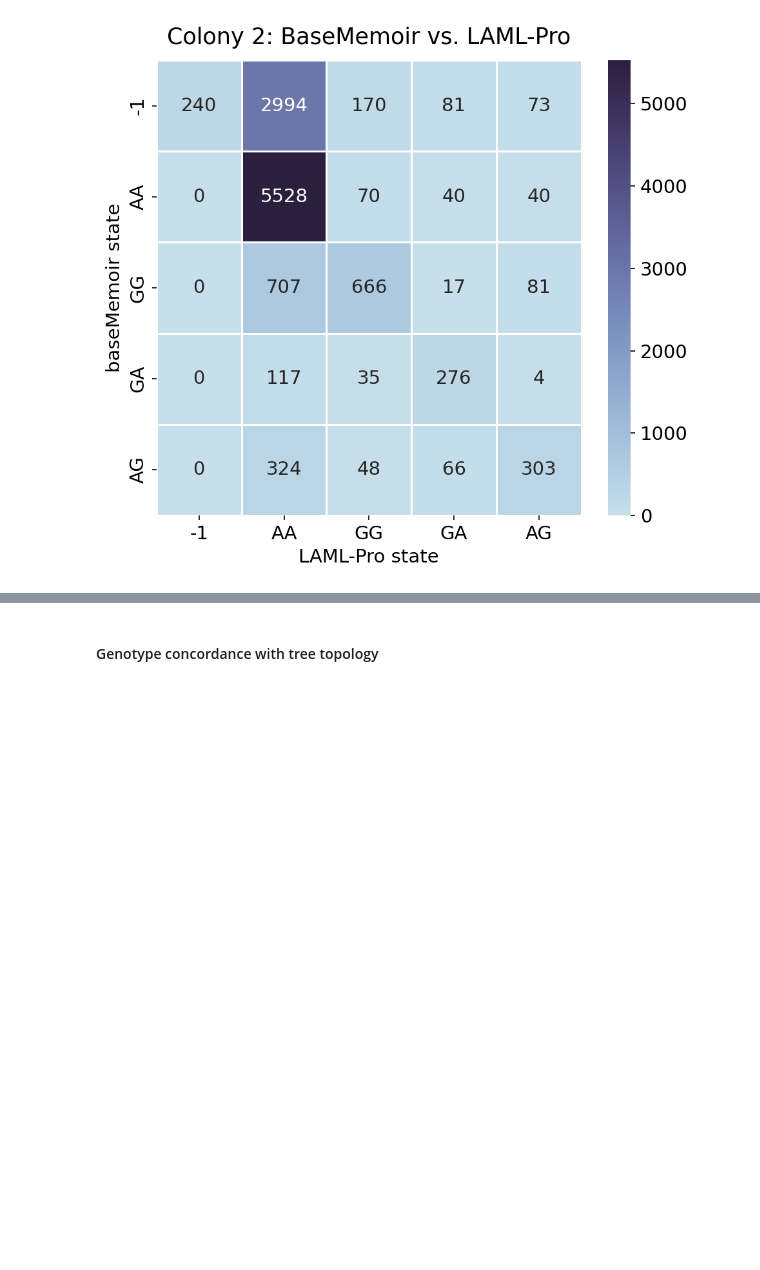
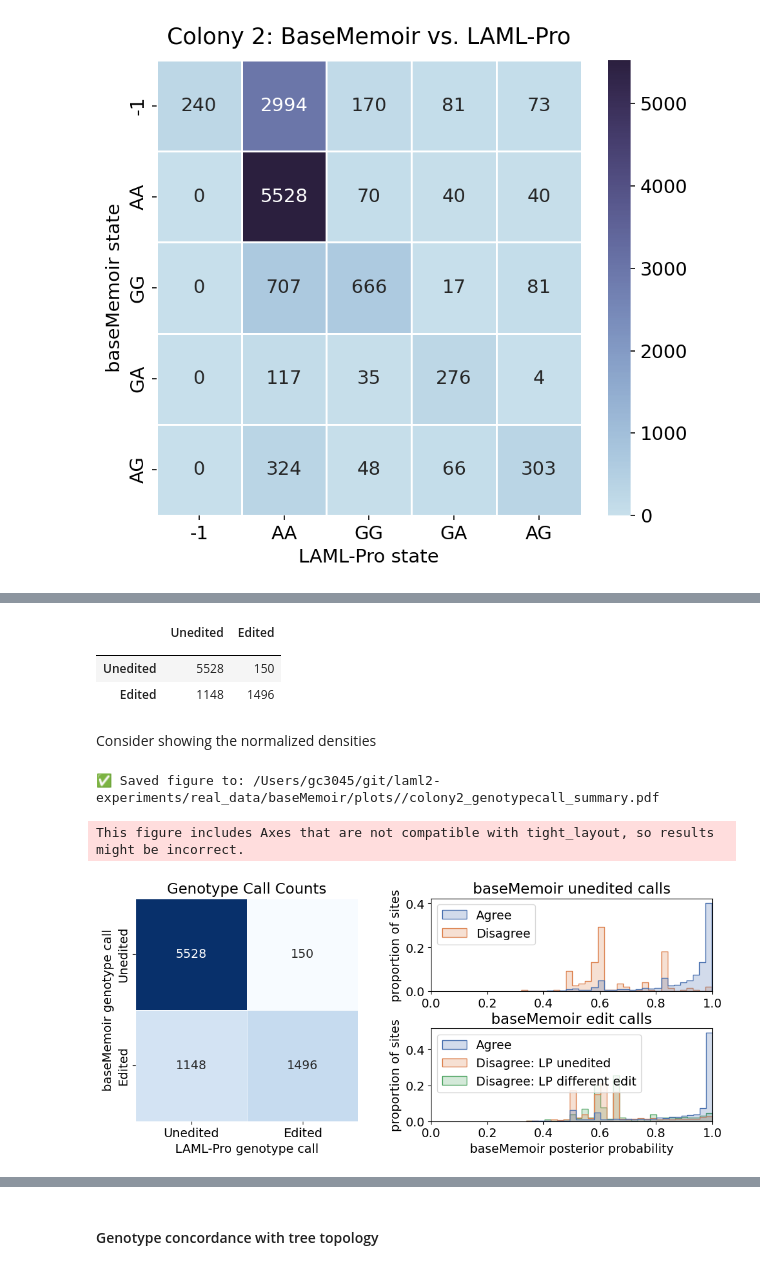
Before and after one commit to raphael-group/LAML-Pro-experiments, a Jupyter notebook: real_data/analysis/baseMemoir_eval_trialing.ipynb, the cells around one changed output, grey strips where cells are left out. Cells and saved outputs as stored; diff of their text form; code cells hidden in the pictures; blank space fills up the shorter version.

Commit message:
Updating baseMemoir plots, adding PEtracer draft results

```diff
--- a/real_data/analysis/baseMemoir_eval_trialing.ipynb
+++ b/real_data/analysis/baseMemoir_eval_trialing.ipynb
@@ -75,6 +88,6 @@ clustermap_genos(geno_matrix, lp_map_geno_df, metric='hamming', method='complete
 [figure]
 # %%
-counts = plot_state_counts(geno_matrix, lp_map_geno_df, title="Colony 2: BaseMemoir vs. LAML-Pro",
-                          outfile=f"{plotdir}/colonyf_genotype_counts.pdf")
+counts = plot_state_counts(bm_geno_df, lp_map_geno_df, title="Colony 2: BaseMemoir vs. LAML-Pro",
+                          outfile=f"{plotdir}/colony2_genotype_counts.pdf")
 # %% [output]
 [figure]
@@ -85,0 +103,5 @@ save_df_to_pdf(stats_df, filename=f"{plotdir}/colony2_genotype_call_stats.pdf",
+# %%
+counts_trim = (
+    counts[counts.index != '-1']
+    .drop(columns='-1'))
+counts_trim
@@ -85,0 +114,46 @@ save_df_to_pdf(stats_df, filename=f"{plotdir}/colony2_genotype_call_stats.pdf",
+# %%
+unedited = ['AA']            # baseMemoir (rows): AA = unedited
+edited   = ['GG','GA','AG']  # GG/GA/AG = edited
+
+uu = counts_trim.loc[unedited, unedited].to_numpy().sum()  # unedited → unedited
+ue = counts_trim.loc[unedited, edited].to_numpy().sum()    # unedited → edited
+eu = counts_trim.loc[edited, unedited].to_numpy().sum()    # edited → unedited
+ee = counts_trim.loc[edited, edited].to_numpy().sum()      # edited → edited
+
+summary_2x2 = pd.DataFrame(
+    [[uu, ue],
+     [eu, ee]],
+    index=pd.Index(['Unedited','Edited'], name=''),
+    columns=pd.Index(['Unedited','Edited'])
+)
+
+summary_2x2
+# %% [output]
+|  | Unedited | Edited |
+|  |  |  |
+| Unedited | 5528 | 150 |
+| Edited | 1148 | 1496 |
+# %%
+shared_sites = [c for c in bm_geno_df.columns if c in lp_map_geno_df.columns]
+
+# Flatten both matrices into tidy long format
+bm_long = bm_geno_df[shared_sites].stack().reset_index()
+bm_long.columns = ["cell_name", "target_site", "bm_state"]
+
+lp_long = lp_map_geno_df[shared_sites].stack().reset_index()
+lp_long.columns = ["cell_name", "target_site", "lp_state"]
+
+merged = (
+    bm_input_geno_df.merge(bm_long, on=["cell_name", "target_site"])
+                    .merge(lp_long, on=["cell_name", "target_site"])
+)
+# %% [markdown]
+Consider showing the normalized densities
+# %%
+fig, (ax_heat, ax_uned, ax_ed) = plot_genotypecall_summary(
+    summary_2x2, merged, outfile=f"{plotdir}/colony{colony}_genotypecall_summary.pdf"
+)
+# %% [output]
+✅ Saved figure to: /Users/gc3045/git/laml2-experiments/real_data/baseMemoir/plots//colony2_genotypecall_summary.pdf
+This figure includes Axes that are not compatible with tight_layout, so results might be incorrect.
+[figure, added]
```
Also changed, not shown: parts of 38 cells of this notebook, 52 other files.
